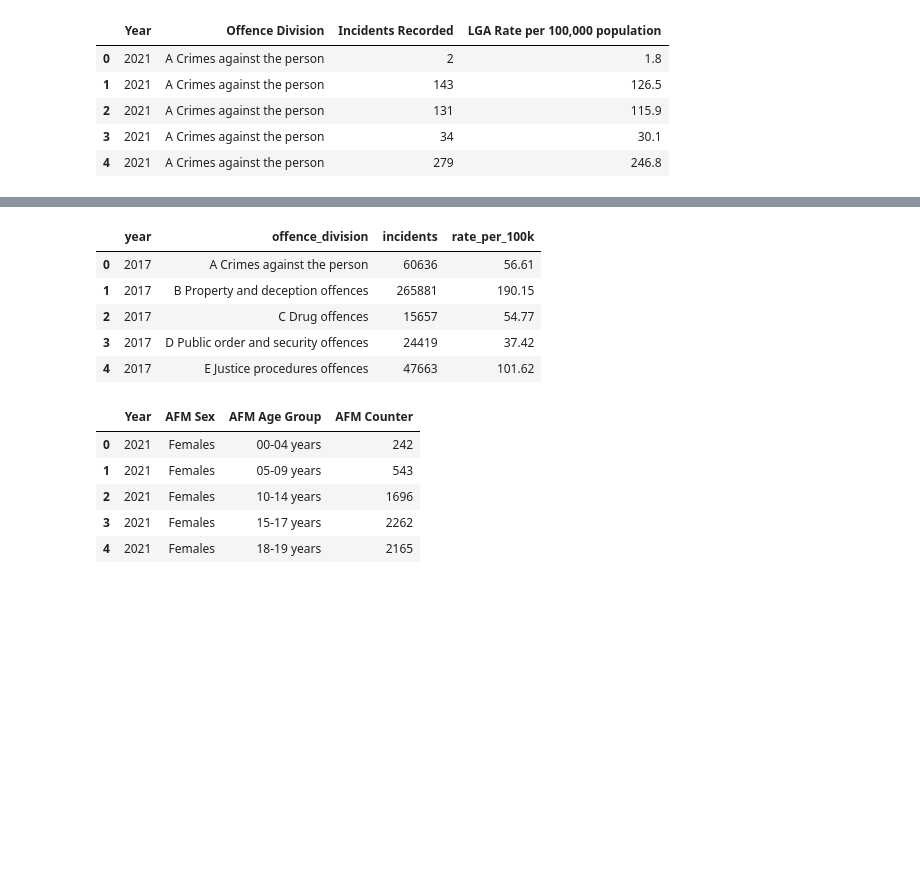
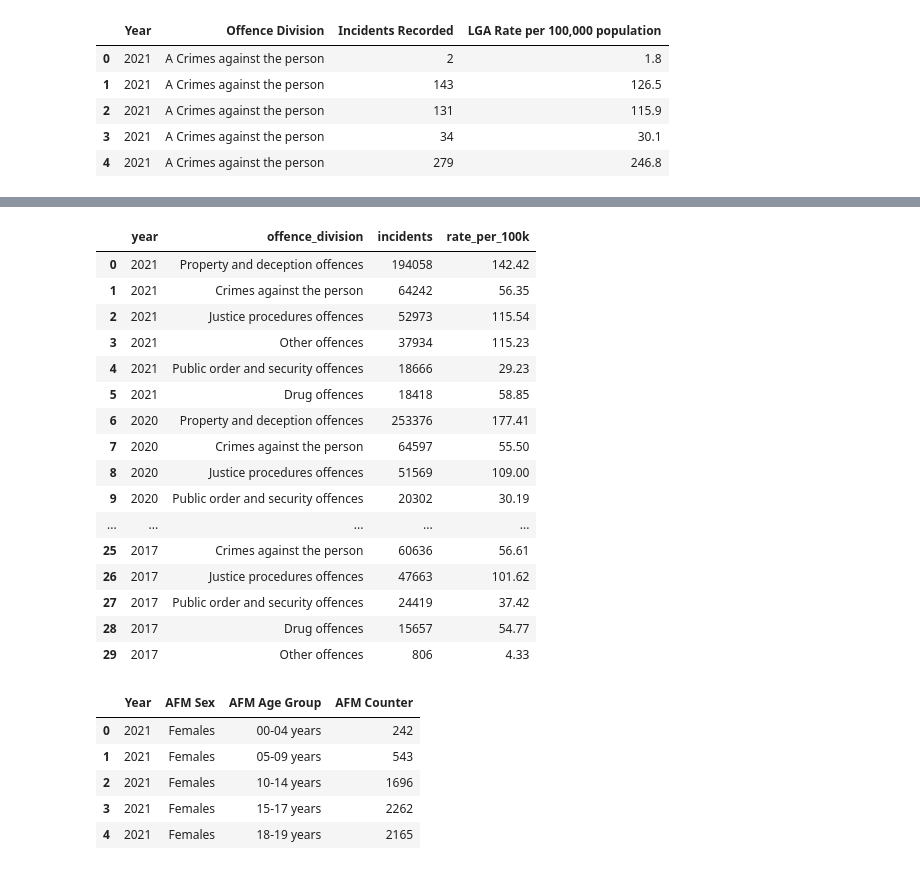
Before and after one commit to sherintm/crimedata-viz, a Jupyter notebook: CrimeData.ipynb, the cells around one changed output, grey strips where cells are left out. Saved outputs shown, nothing was run; the diff lists cells and outputs as text; code cells hidden in the pictures; blank space fills up the shorter version.

Commit message:
Modified Notebook - Offence Type

```diff
--- a/CrimeData.ipynb
+++ b/CrimeData.ipynb
@@ -169,3 +173,9 @@ offence_df_clean.head()
 | 2 | 2021 | A Crimes against the person | 131 | 115.9 |
 | 3 | 2021 | A Crimes against the person | 34 | 30.1 |
 | 4 | 2021 | A Crimes against the person | 279 | 246.8 |
+# %%
+offence_list = offence_df_clean['Offence Division']
+offence_new_list = []
+for i in offence_list:
+    offence_new_list.append(i[2:])
+offence_new_list
@@ -171,0 +200,4 @@ offence_df_clean.head()
+# %%
+offence_df_clean['new_offence_division_column'] = offence_new_list
+offence_df_clean_new = offence_df_clean[['Year', 'new_offence_division_column', 'Incidents Recorded', 'LGA Rate per 100,000 population']]
+offence_df_clean_new
@@ -172,8 +218,8 @@ offence_df_clean.head()
 # %%
-grouped_offence_df = offence_df_clean.groupby(['Year', 'Offence Division']).agg(
+grouped_offence_df = offence_df_clean.groupby(['Year', 'new_offence_division_column']).agg(
              Incidents=('Incidents Recorded','sum'),
              RatePer100k=('LGA Rate per 100,000 population', lambda x: x.sum() / x.count()))
 grouped_offence_df['RatePer100k'] = grouped_offence_df['RatePer100k'].map("{:.2f}".format)
 grouped_offence_df = grouped_offence_df.reset_index()
-grouped_offence_df.head()
+grouped_offence_df
 # %% [output]
@@ -186,14 +243,27 @@ grouped_offence_df.head()
 # %%
-grouped_offence_df_final = grouped_offence_df.rename(columns={'Year':'year', 'Offence Division': 'offence_division',
+grouped_offence_df_final = grouped_offence_df.rename(columns={'Year':'year', 'new_offence_division_column': 'offence_division',
                                                              'Incidents':'incidents', 'RatePer100k': 'rate_per_100k'})
-grouped_offence_df_final.head()
+grouped_offence_df_final = grouped_offence_df_final.sort_values(by=['year', 'incidents'], ascending=False)
+grouped_offence_df_final = grouped_offence_df_final.reset_index(drop=True)
+grouped_offence_df_final
 # %% [output]
 |  | year | offence_division | incidents | rate_per_100k |
-| 0 | 2017 | A Crimes against the person | 60636 | 56.61 |
-| 1 | 2017 | B Property and deception offences | 265881 | 190.15 |
-| 2 | 2017 | C Drug offences | 15657 | 54.77 |
-| 3 | 2017 | D Public order and security offences | 24419 | 37.42 |
-| 4 | 2017 | E Justice procedures offences | 47663 | 101.62 |
+| 0 | 2021 | Property and deception offences | 194058 | 142.42 |
+| 1 | 2021 | Crimes against the person | 64242 | 56.35 |
+| 2 | 2021 | Justice procedures offences | 52973 | 115.54 |
+| 3 | 2021 | Other offences | 37934 | 115.23 |
+| 4 | 2021 | Public order and security offences | 18666 | 29.23 |
+| 5 | 2021 | Drug offences | 18418 | 58.85 |
+| 6 | 2020 | Property and deception offences | 253376 | 177.41 |
+| 7 | 2020 | Crimes against the person | 64597 | 55.50 |
+| 8 | 2020 | Justice procedures offences | 51569 | 109.00 |
+| 9 | 2020 | Public order and security offences | 20302 | 30.19 |
+| ... | ... | ... | ... | ... |
+| 25 | 2017 | Crimes against the person | 60636 | 56.61 |
+| 26 | 2017 | Justice procedures offences | 47663 | 101.62 |
+| 27 | 2017 | Public order and security offences | 24419 | 37.42 |
+| 28 | 2017 | Drug offences | 15657 | 54.77 |
+| 29 | 2017 | Other offences | 806 | 4.33 |
 # %%
 victim_df_clean_gender = victim_df.loc[victim_df['AFM Sex'] != 'People']
 victim_df_clean = victim_df_clean_gender.loc[victim_df_clean_gender['AFM Age Group'] != 'Total']
```
Also changed, not shown: parts of 11 cells of this notebook.
